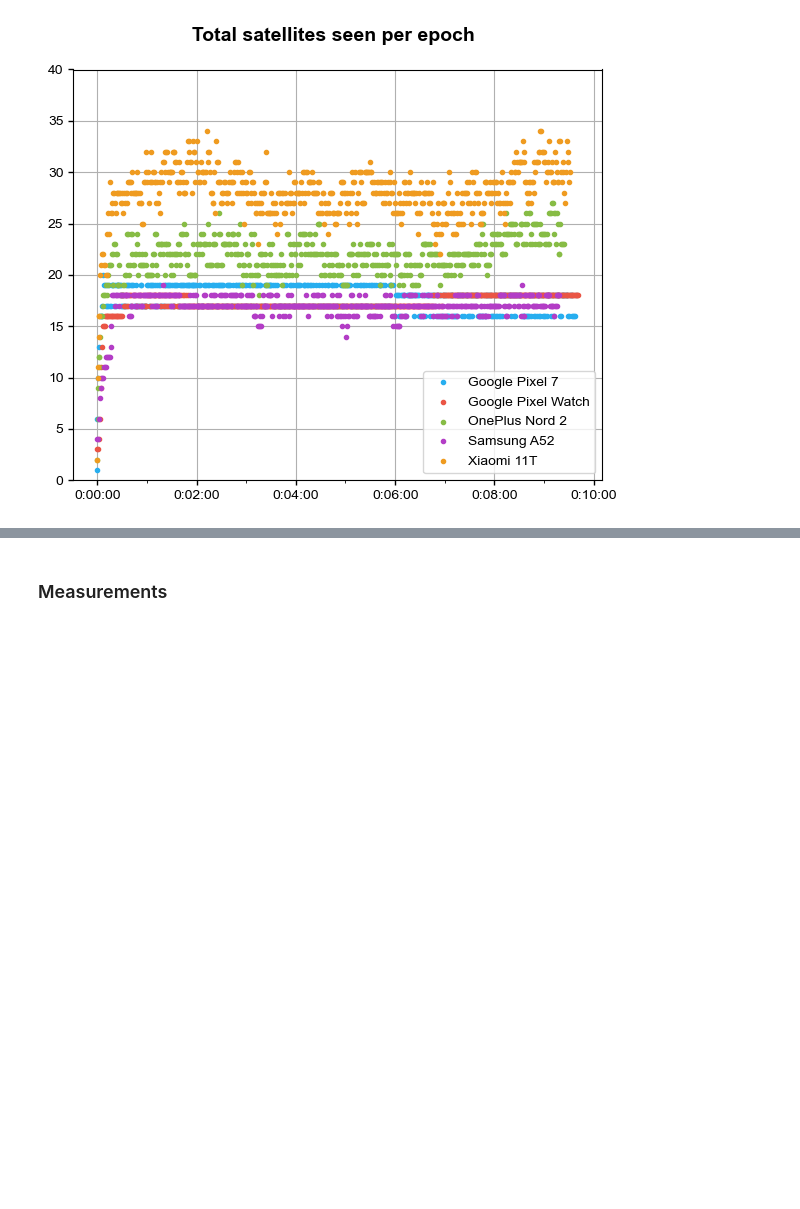
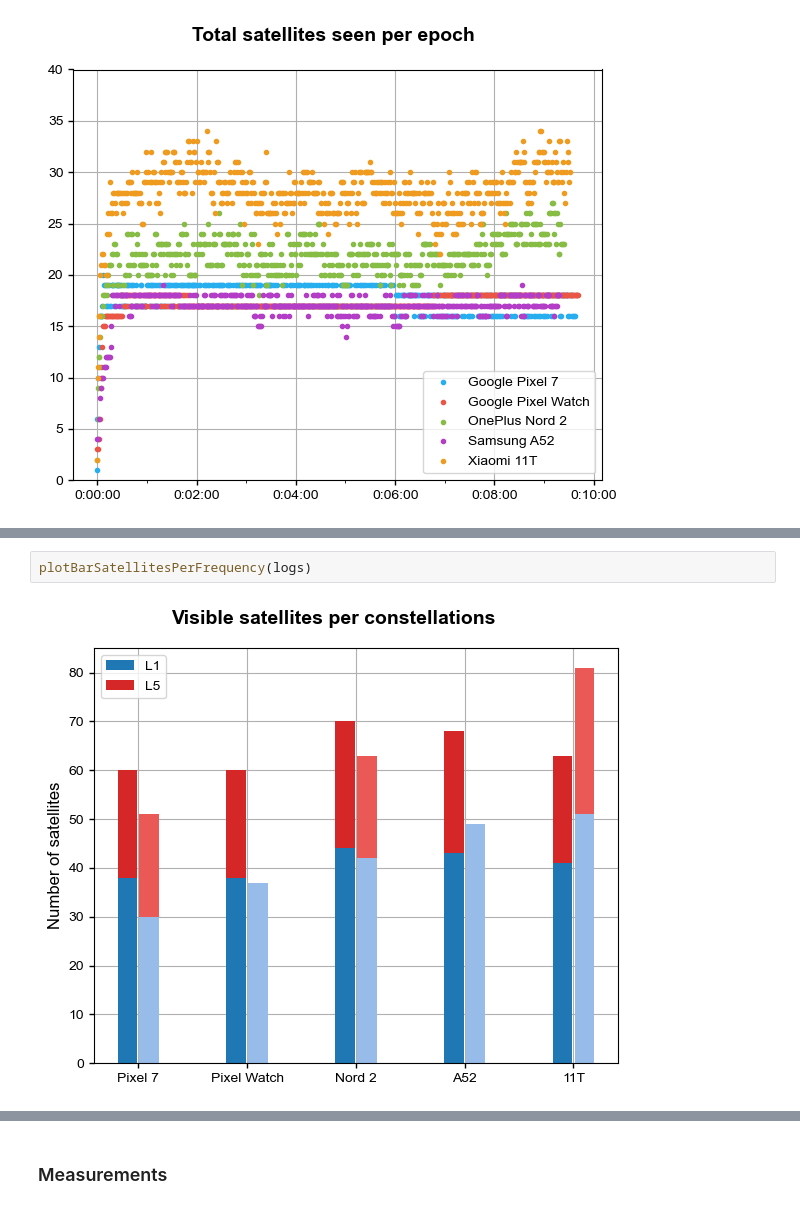
Before and after one commit to agrenier-gnss/MimirAnalyzer, a Jupyter notebook: jupyter/S2_campus.ipynb, the cells around one changed output, grey strips where cells are left out. Drawn from its saved outputs; the diff is of its cells as text; blank space fills up the shorter version.

```diff
--- a/jupyter/S2_campus.ipynb
+++ b/jupyter/S2_campus.ipynb
@@ -235,0 +245,4 @@ plotTotalSatellitesBar(logs, normalised=False)
+# %%
+plotBarSatellitesPerFrequency(logs)
+# %% [output]
+[figure, added]
```
Also changed, not shown: parts of 20 cells of this notebook, 6 other files.
